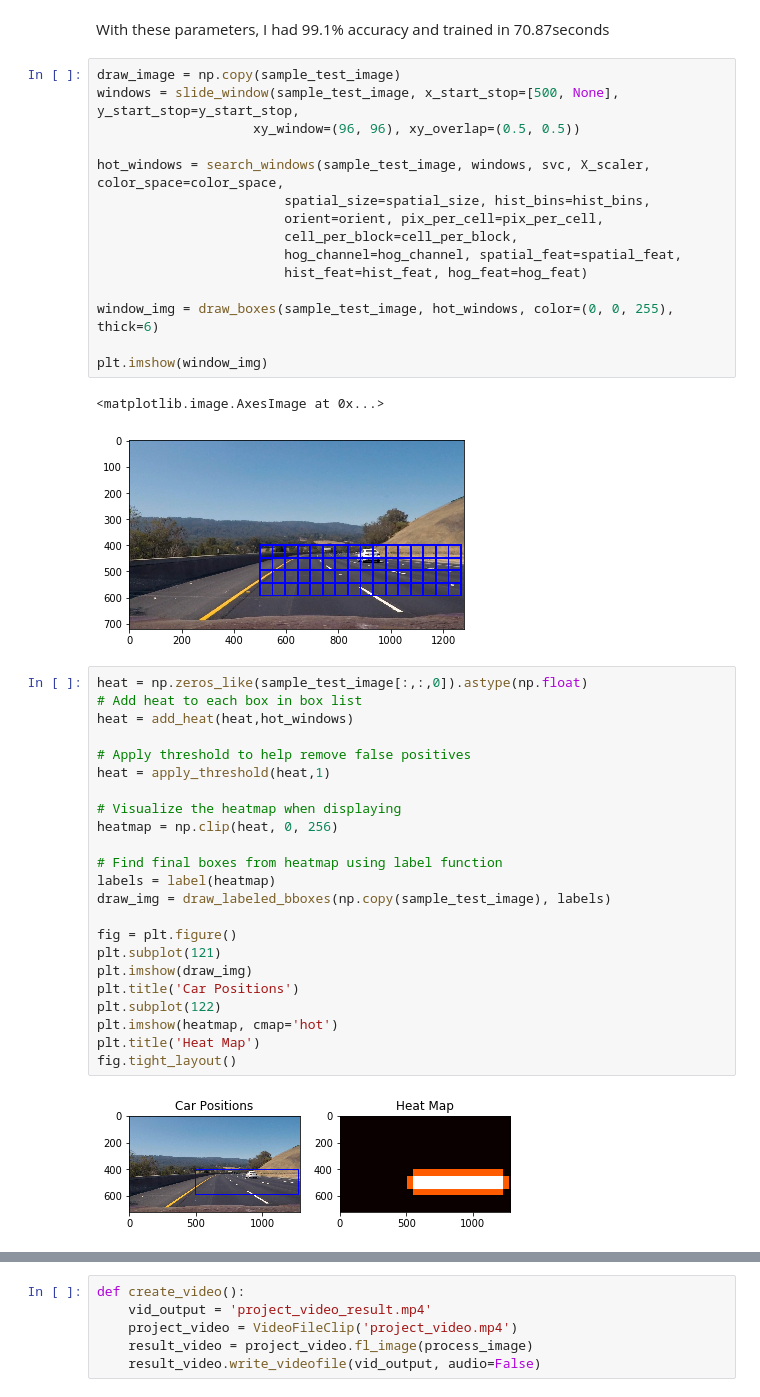
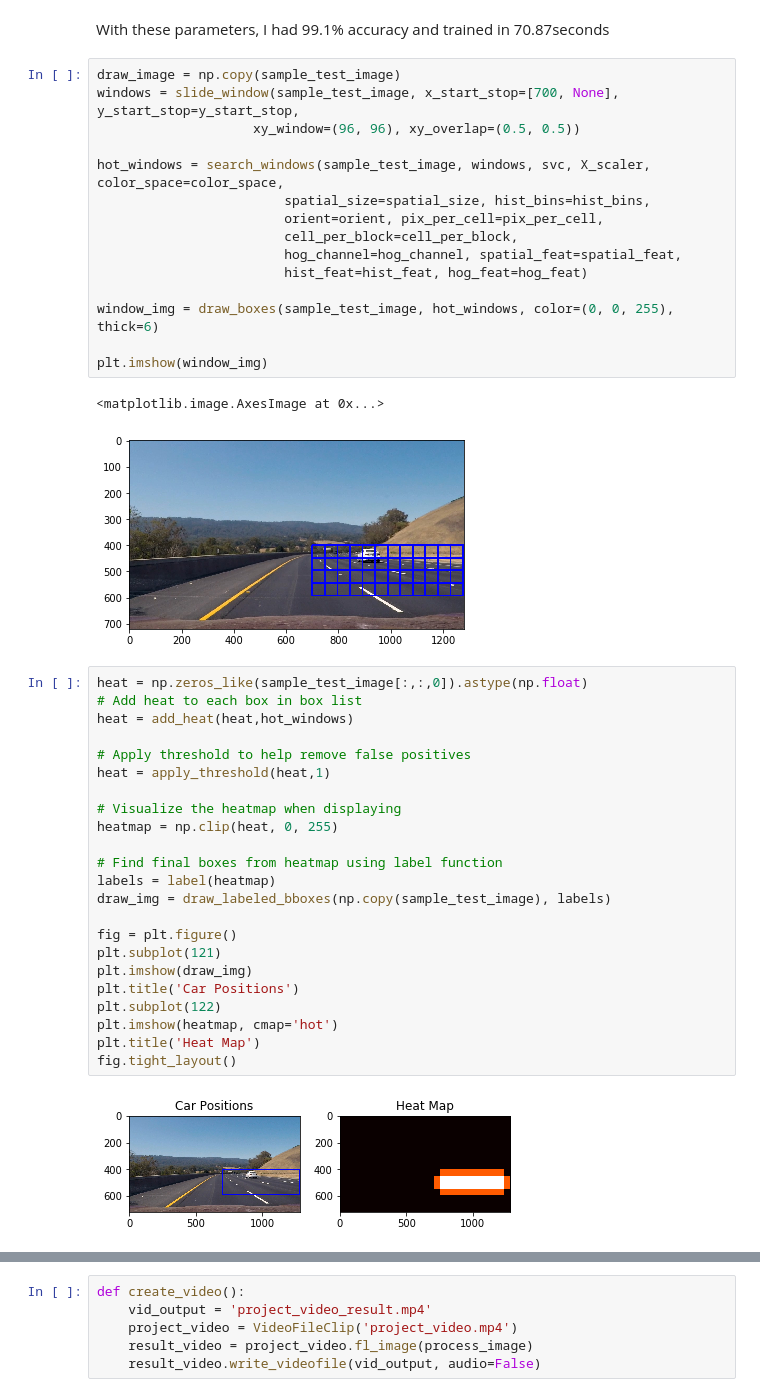
Before and after one commit to dumebi/CarND-Vehicle-Detection, a Jupyter notebook: project.ipynb, the cells around one changed output, grey strips where cells are left out. Cells and saved outputs as stored; diff of their text form.

```diff
--- a/project.ipynb
+++ b/project.ipynb
@@ -606,7 +606,7 @@ svc.get_params()
 With these parameters, I had 99.1% accuracy and trained in 70.87seconds
 # %%
 draw_image = np.copy(sample_test_image)
-windows = slide_window(sample_test_image, x_start_stop=[500, None], y_start_stop=y_start_stop,
+windows = slide_window(sample_test_image, x_start_stop=[700, None], y_start_stop=y_start_stop,
                     xy_window=(96, 96), xy_overlap=(0.5, 0.5))
 
 hot_windows = search_windows(sample_test_image, windows, svc, X_scaler, color_space=color_space,
@@ -621,32 +621,32 @@ window_img = draw_boxes(sample_test_image, hot_windows, color=(0, 0, 255), thick
 plt.imshow(window_img)
 # %% [output]
 <matplotlib.image.AxesImage at 0x...>
-[figure, old version]
+[figure, new version]
 # %%
 heat = np.zeros_like(sample_test_image[:,:,0]).astype(np.float)
 # Add heat to each box in box list
 heat = add_heat(heat,hot_windows)
 
 # Apply threshold to help remove false positives
 heat = apply_threshold(heat,1)
 
 # Visualize the heatmap when displaying
-heatmap = np.clip(heat, 0, 256)
+heatmap = np.clip(heat, 0, 255)
 
 # Find final boxes from heatmap using label function
 labels = label(heatmap)
 draw_img = draw_labeled_bboxes(np.copy(sample_test_image), labels)
 
 fig = plt.figure()
 plt.subplot(121)
 plt.imshow(draw_img)
 plt.title('Car Positions')
 plt.subplot(122)
 plt.imshow(heatmap, cmap='hot')
 plt.title('Heat Map')
 fig.tight_layout()
 # %% [output]
-[figure, old version]
+[figure, new version]
 # %%
 ystart = 400
 ystop = 600
```
Also changed, not shown: parts of 2 cells of this notebook, 1 other file.
